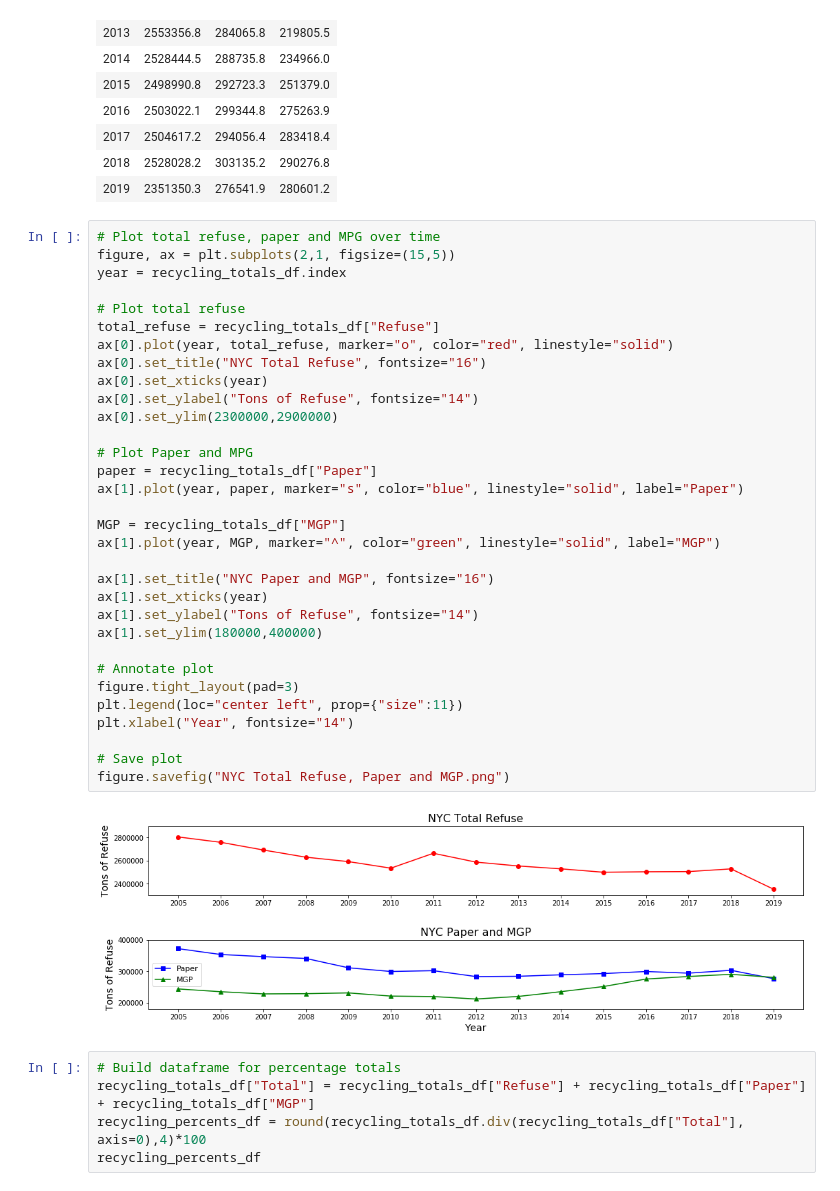
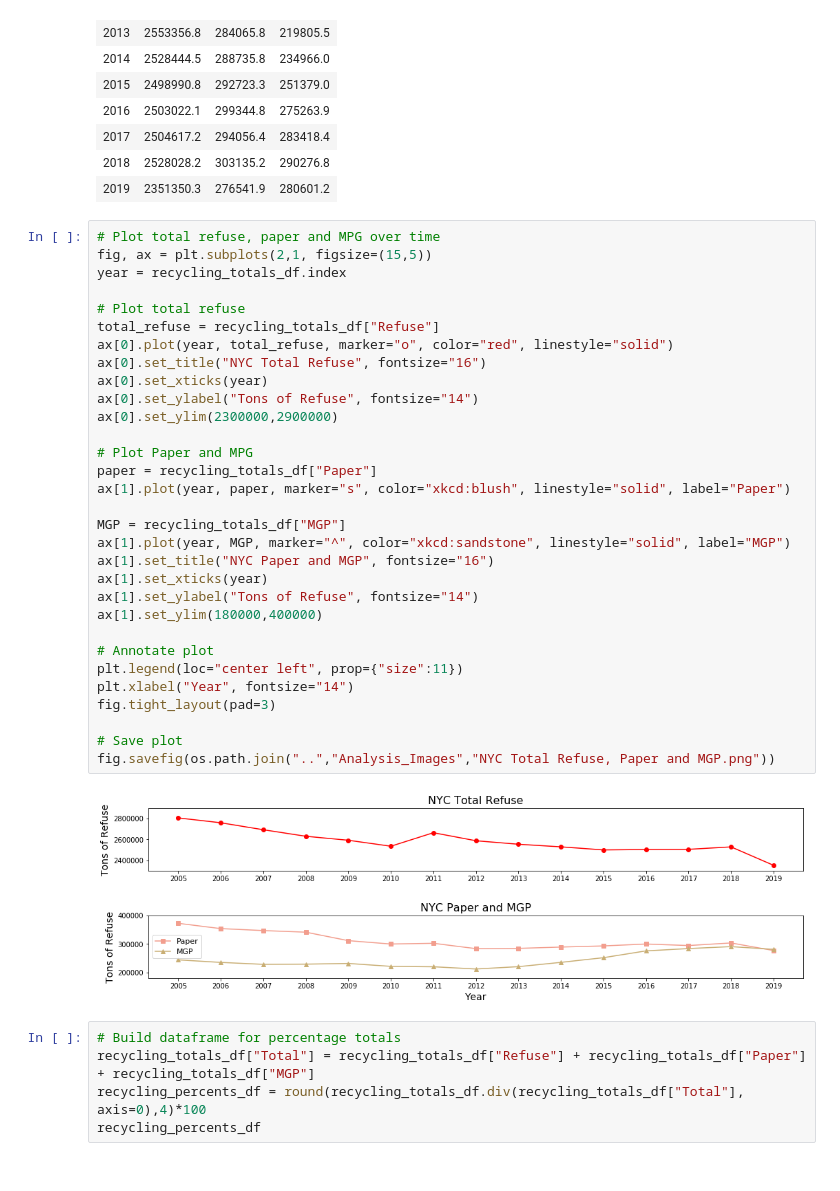
Before and after one commit to tedi529/New-York-Waste, a Jupyter notebook: Analysis_Notebooks/Recycling Analysis.ipynb, the cells around one changed output. Drawn from its saved outputs; the diff is of its cells as text.

```diff
--- a/Analysis_Notebooks/Recycling Analysis.ipynb
+++ b/Analysis_Notebooks/Recycling Analysis.ipynb
@@ -73,38 +73,37 @@ recycling_totals_df
 | 2019 | 2351350.3 | 276541.9 | 280601.2 |
 # %%
 # Plot total refuse, paper and MPG over time
-figure, ax = plt.subplots(2,1, figsize=(15,5))
+fig, ax = plt.subplots(2,1, figsize=(15,5))
 year = recycling_totals_df.index
 
 # Plot total refuse
 total_refuse = recycling_totals_df["Refuse"]
 ax[0].plot(year, total_refuse, marker="o", color="red", linestyle="solid")
 ax[0].set_title("NYC Total Refuse", fontsize="16")
 ax[0].set_xticks(year)
 ax[0].set_ylabel("Tons of Refuse", fontsize="14")
 ax[0].set_ylim(2300000,2900000)
 
 # Plot Paper and MPG
 paper = recycling_totals_df["Paper"]
-ax[1].plot(year, paper, marker="s", color="blue", linestyle="solid", label="Paper")
+ax[1].plot(year, paper, marker="s", color="xkcd:blush", linestyle="solid", label="Paper")
 
 MGP = recycling_totals_df["MGP"]
-ax[1].plot(year, MGP, marker="^", color="green", linestyle="solid", label="MGP")
-
+ax[1].plot(year, MGP, marker="^", color="xkcd:sandstone", linestyle="solid", label="MGP")
 ax[1].set_title("NYC Paper and MGP", fontsize="16")
 ax[1].set_xticks(year)
 ax[1].set_ylabel("Tons of Refuse", fontsize="14")
 ax[1].set_ylim(180000,400000)
 
 # Annotate plot
-figure.tight_layout(pad=3)
 plt.legend(loc="center left", prop={"size":11})
 plt.xlabel("Year", fontsize="14")
+fig.tight_layout(pad=3)
 
 # Save plot
-figure.savefig("NYC Total Refuse, Paper and MGP.png")
+fig.savefig(os.path.join("..","Analysis_Images","NYC Total Refuse, Paper and MGP.png"))
 # %% [output]
-[figure, old version]
+[figure, new version]
 # %%
 # Build dataframe for percentage totals
 recycling_totals_df["Total"] = recycling_totals_df["Refuse"] + recycling_totals_df["Paper"] + recycling_totals_df["MGP"]
```
Also changed, not shown: parts of 2 cells of this notebook, 11 other files.
